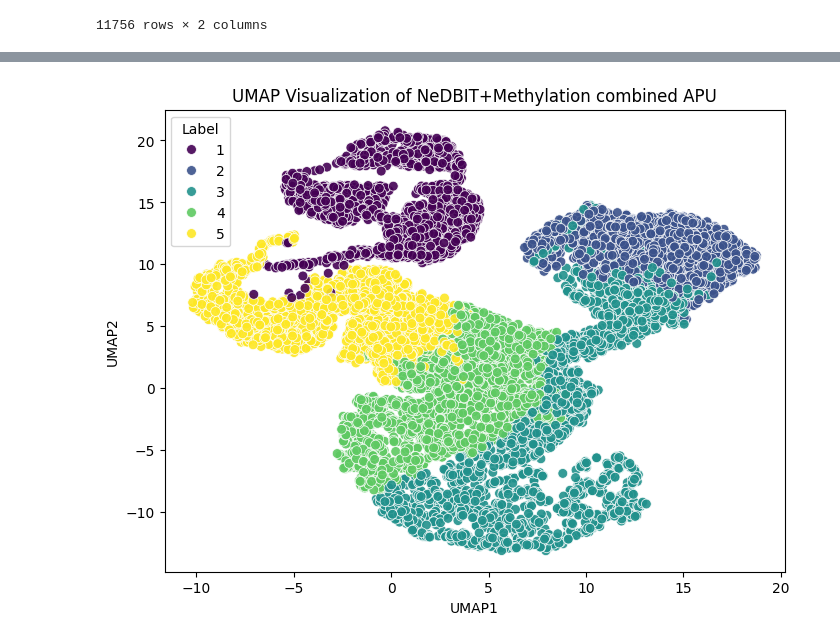
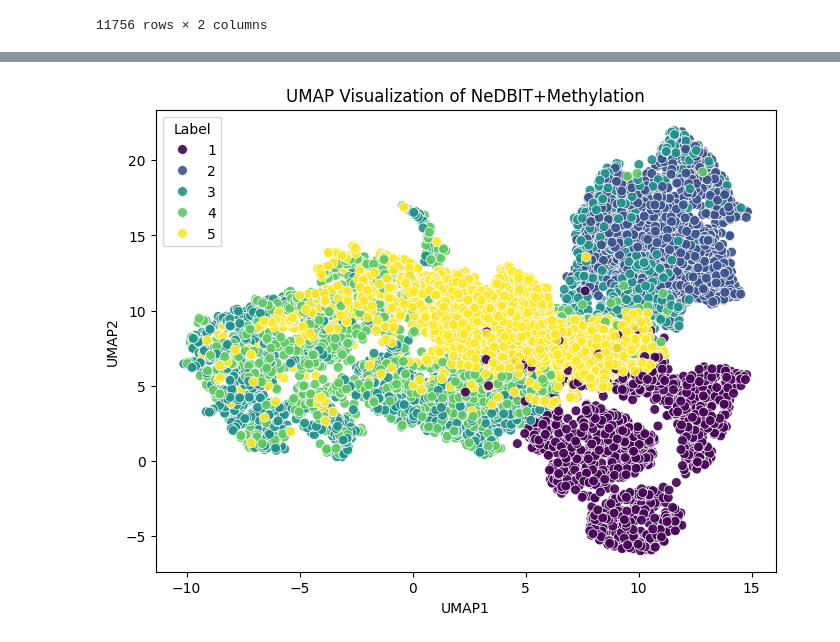
Before and after one commit to anuprulez/nanodiag_biomarker_prediction, a Jupyter notebook: pu_label_propagation/analyse_niapu_features-merge-nedbit-dnam.ipynb, the cells around one changed output, grey strips where cells are left out. Cells and saved outputs as stored; diff of their text form; code cells hidden in the pictures.

```diff
--- a/pu_label_propagation/analyse_niapu_features-merge-nedbit-dnam.ipynb
+++ b/pu_label_propagation/analyse_niapu_features-merge-nedbit-dnam.ipynb
@@ -4,7 +4,7 @@ import pandas as pd
 # %%
 base_path = "data/output/"
 # %%
-nedbit_path = "nedbit_features.csv"
+nedbit_path = "nedbit_features_python_package" #"nedbit_features.csv"
 df_nebit_features = pd.read_csv(base_path + nedbit_path, sep=",")
 df_nebit_features
 # %% [output]
@@ -301,7 +305,7 @@ df_apu_labels
 # %%
 l_name = list()
 l_labels = list()
-for i, item in df_nebit_features.iterrows():
+for i, item in df_nebit_dnam_features.iterrows():
     r_val = item.values
     matched_row = df_apu_labels[df_apu_labels.loc[:, 0] == r_val[0]]
     if len(matched_row.index) > 0:
@@ -326,3 +330,6 @@ df_labels
 11756 rows × 2 columns
 # %%
 labels = df_labels["labels"].tolist()
+# %%
+nebit_features = nebit_dnam_features_embeddings.iloc[:, 2:]
+nebit_features
@@ -337,4 +358,4 @@ metric='correlation'
 
 nebit_dnam_embeddings = umap.UMAP(n_neighbors=n_neighbors,
                        min_dist=min_dist,
-                       metric='correlation').fit_transform(nebit_dnam_features_embeddings)
+                       metric='correlation').fit_transform(nebit_features)
@@ -350,15 +362,15 @@ To enable the following instructions: AVX2 FMA, in other operations, rebuild Ten
 # %%
 # Create a data frame with UMAP components and labels
-data = {"UMAP1": nebit_dnam_embeddings[:, 0], "UMAP2": nebit_dnam_embeddings[:, 1], "Label": labels}
-df = pd.DataFrame(data)
+umap_data = {"UMAP1": nebit_dnam_embeddings[:, 0], "UMAP2": nebit_dnam_embeddings[:, 1], "Label": labels}
+df_umap_load = pd.DataFrame(umap_data)
 
 plt.figure(figsize=(8, 6))
-sns.scatterplot(x="UMAP1", y="UMAP2", hue="Label", data=df, palette="viridis", s=50, alpha=0.9) #, palette="viridis", s=50, alpha=0.9
-plt.title("UMAP Visualization of NeDBIT+Methylation combined APU")
+sns.scatterplot(x="UMAP1", y="UMAP2", hue="Label", data=df_umap_load, palette="viridis", s=50, alpha=0.9) #, palette="viridis", s=50, alpha=0.9
+plt.title("UMAP Visualization of NeDBIT+Methylation")
 plt.savefig(base_path + "umap_NeDBIT_dnam_features_{}_{}.pdf".format(n_neighbors, min_dist))
 plt.show()
 # %% [output]
-[figure, old version]
+[figure, new version]
 # %%
 '''import torch
 import seaborn as sns
```
Also changed, not shown: parts of 4 cells of this notebook, 4 other files.
